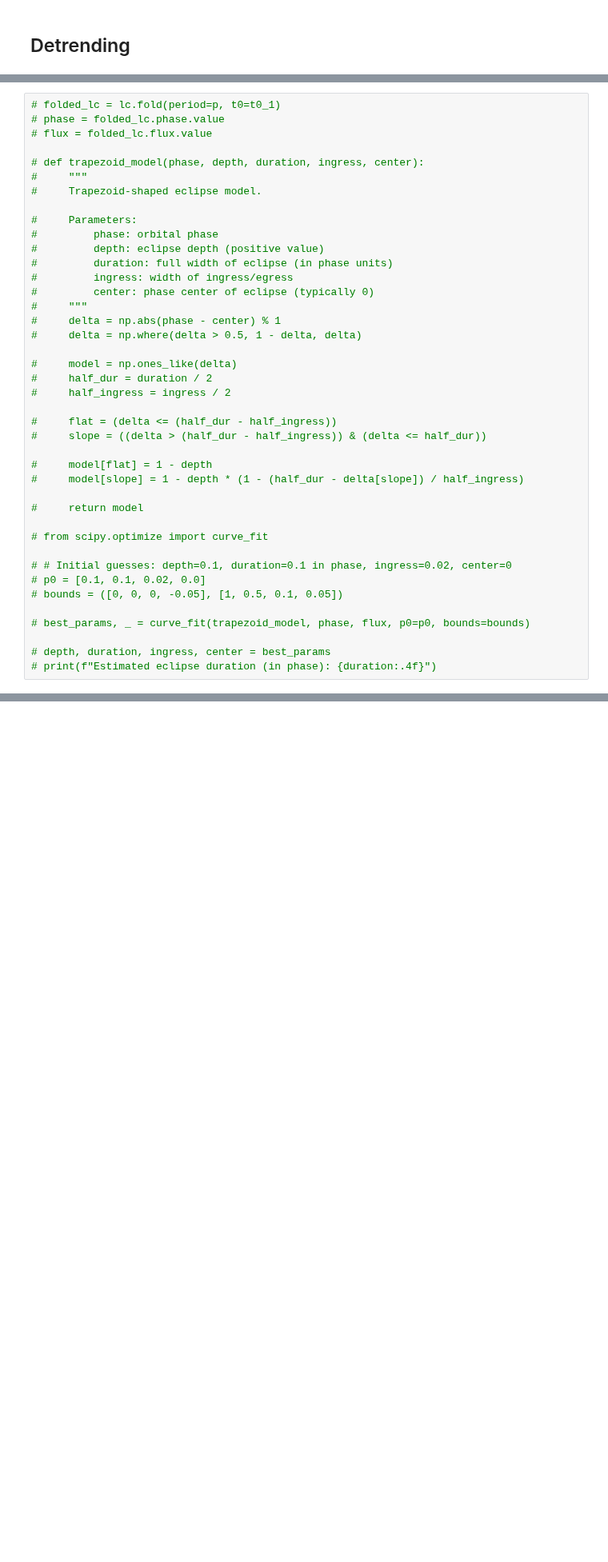
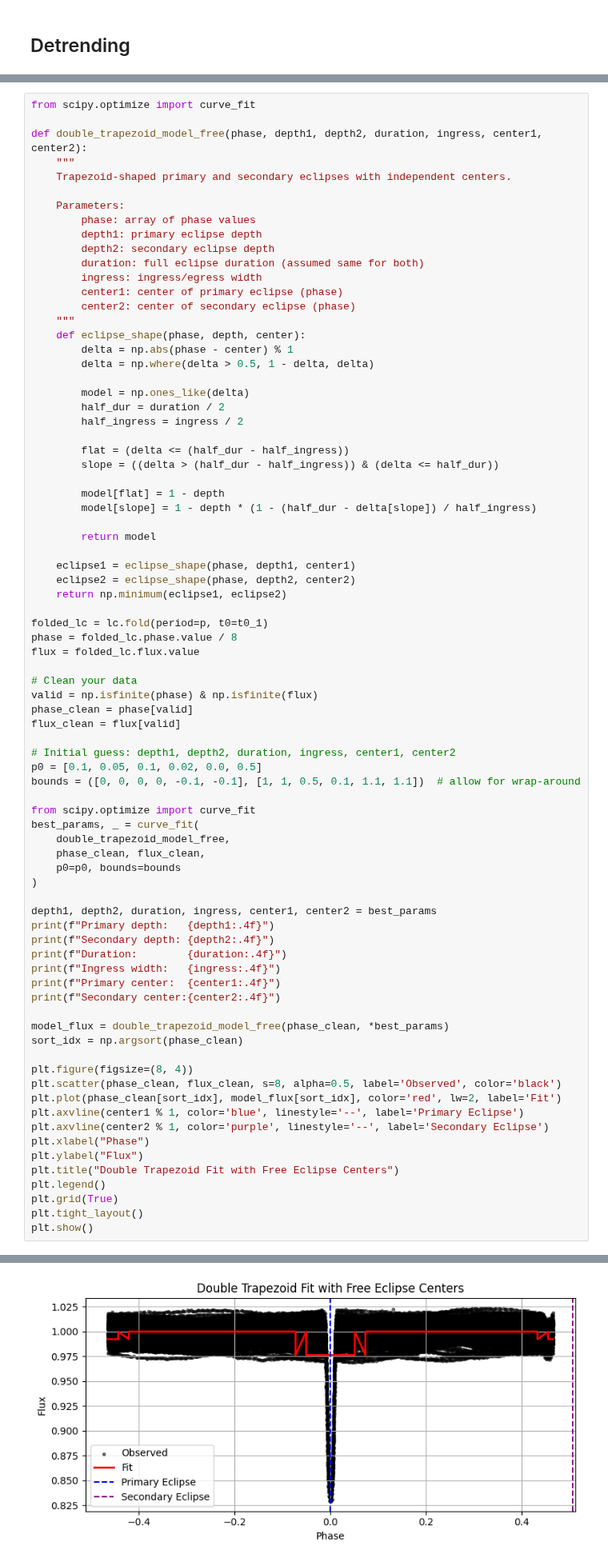
Before and after one commit to sfremy/astro_tools, a Jupyter notebook: prefold_automated.ipynb, the cells around one changed output, grey strips where cells are left out. Shown at 80% size. Cells and saved outputs as stored; diff of their text form; blank space fills up the shorter version.

```diff
--- a/prefold_automated.ipynb
+++ b/prefold_automated.ipynb
@@ -117,41 +117,80 @@ plt.plot(t[0:2000], cleaned_flux[0:2000])
 # %%
-# folded_lc = lc.fold(period=p, t0=t0_1)
-# phase = folded_lc.phase.value
-# flux = folded_lc.flux.value
+from scipy.optimize import curve_fit
 
-# def trapezoid_model(phase, depth, duration, ingress, center):
-#     """
-#     Trapezoid-shaped eclipse model.
+def double_trapezoid_model_free(phase, depth1, depth2, duration, ingress, center1, center2):
+    """
+    Trapezoid-shaped primary and secondary eclipses with independent centers.
 
-#     Parameters:
-#         phase: orbital phase
-#         depth: eclipse depth (positive value)
-#         duration: full width of eclipse (in phase units)
-#         ingress: width of ingress/egress
-#         center: phase center of eclipse (typically 0)
-#     """
-#     delta = np.abs(phase - center) % 1
-#     delta = np.where(delta > 0.5, 1 - delta, delta)
+    Parameters:
+        phase: array of phase values
+        depth1: primary eclipse depth
+        depth2: secondary eclipse depth
+        duration: full eclipse duration (assumed same for both)
+        ingress: ingress/egress width
+        center1: center of primary eclipse (phase)
+        center2: center of secondary eclipse (phase)
+    """
+    def eclipse_shape(phase, depth, center):
+        delta = np.abs(phase - center) % 1
+        delta = np.where(delta > 0.5, 1 - delta, delta)
 
-#     model = np.ones_like(delta)
-#     half_dur = duration / 2
-#     half_ingress = ingress / 2
+        model = np.ones_like(delta)
+        half_dur = duration / 2
+        half_ingress = ingress / 2
 
-#     flat = (delta <= (half_dur - half_ingress))
-#     slope = ((delta > (half_dur - half_ingress)) & (delta <= half_dur))
+        flat = (delta <= (half_dur - half_ingress))
+        slope = ((delta > (half_dur - half_ingress)) & (delta <= half_dur))
 
-#     model[flat] = 1 - depth
-#     model[slope] = 1 - depth * (1 - (half_dur - delta[slope]) / half_ingress)
+        model[flat] = 1 - depth
+        model[slope] = 1 - depth * (1 - (half_dur - delta[slope]) / half_ingress)
 
-#     return model
+        return model
 
-# from scipy.optimize import curve_fit
+    eclipse1 = eclipse_shape(phase, depth1, center1)
+    eclipse2 = eclipse_shape(phase, depth2, center2)
+    return np.minimum(eclipse1, eclipse2)
 
-# # Initial guesses: depth=0.1, duration=0.1 in phase, ingress=0.02, center=0
-# p0 = [0.1, 0.1, 0.02, 0.0]
-# bounds = ([0, 0, 0, -0.05], [1, 0.5, 0.1, 0.05])
+folded_lc = lc.fold(period=p, t0=t0_1)
+phase = folded_lc.phase.value / 8
+flux = folded_lc.flux.value
 
-# best_params, _ = curve_fit(trapezoid_model, phase, flux, p0=p0, bounds=bounds)
+# Clean your data
+valid = np.isfinite(phase) & np.isfinite(flux)
+phase_clean = phase[valid]
+flux_clean = flux[valid]
 
-# depth, duration, ingress, center = best_params
-# print(f"Estimated eclipse duration (in phase): {duration:.4f}")
+# Initial guess: depth1, depth2, duration, ingress, center1, center2
+p0 = [0.1, 0.05, 0.1, 0.02, 0.0, 0.5]
+bounds = ([0, 0, 0, 0, -0.1, -0.1], [1, 1, 0.5, 0.1, 1.1, 1.1])  # allow for wrap-around
+
+from scipy.optimize import curve_fit
+best_params, _ = curve_fit(
+    double_trapezoid_model_free,
+    phase_clean, flux_clean,
+    p0=p0, bounds=bounds
+)
+
+depth1, depth2, duration, ingress, center1, center2 = best_params
+print(f"Primary depth:   {depth1:.4f}")
+print(f"Secondary depth: {depth2:.4f}")
+print(f"Duration:        {duration:.4f}")
+print(f"Ingress width:   {ingress:.4f}")
+print(f"Primary center:  {center1:.4f}")
+print(f"Secondary center:{center2:.4f}")
+
+model_flux = double_trapezoid_model_free(phase_clean, *best_params)
+sort_idx = np.argsort(phase_clean)
+
+plt.figure(figsize=(8, 4))
+plt.scatter(phase_clean, flux_clean, s=8, alpha=0.5, label='Observed', color='black')
+plt.plot(phase_clean[sort_idx], model_flux[sort_idx], color='red', lw=2, label='Fit')
+plt.axvline(center1 % 1, color='blue', linestyle='--', label='Primary Eclipse')
+plt.axvline(center2 % 1, color='purple', linestyle='--', label='Secondary Eclipse')
+plt.xlabel("Phase")
+plt.ylabel("Flux")
+plt.title("Double Trapezoid Fit with Free Eclipse Centers")
+plt.legend()
+plt.grid(True)
+plt.tight_layout()
+plt.show()
+# %% [output]
@@ -157,0 +203 @@ plt.plot(t[0:2000], cleaned_flux[0:2000])
+[figure, added]
```
Also changed, not shown: parts of 12 cells of this notebook, 4 other files.
